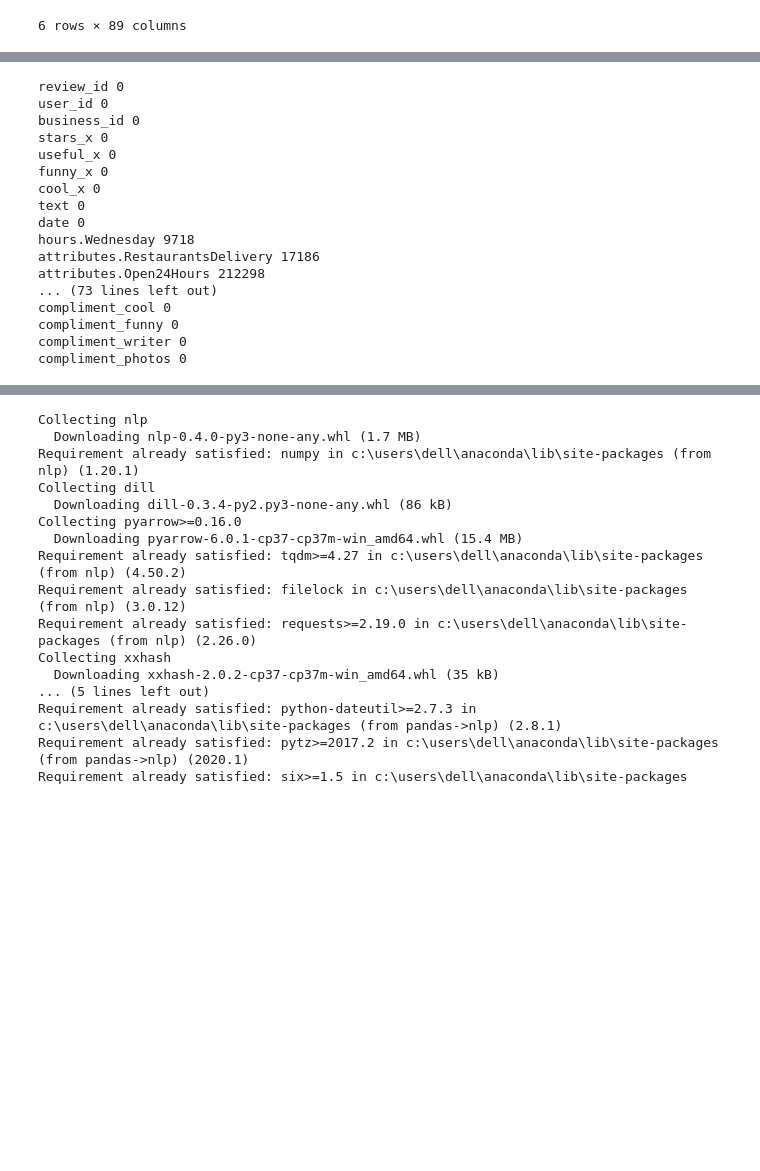
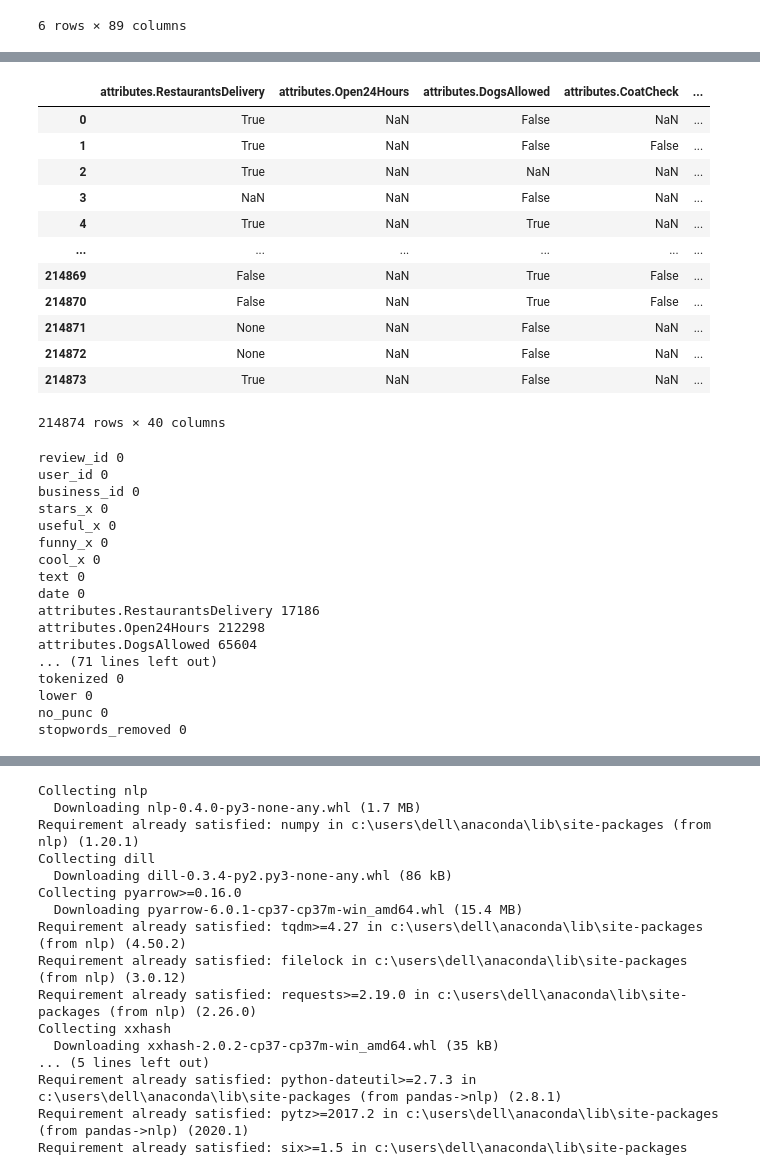
Before and after one commit to sarkaja/NLP, a Jupyter notebook: pripravatextu.ipynb, the cells around one changed output, grey strips where cells are left out. Saved outputs shown, nothing was run; the diff lists cells and outputs as text; code cells hidden in the pictures; blank space fills up the shorter version.

```diff
--- a/pripravatextu.ipynb
+++ b/pripravatextu.ipynb
@@ -170,0 +191,5 @@ dfin.head(6)
+# %%
+dfin['date'] = pd.to_datetime(dfin.date)
+# %%
+dfin = dfin.drop(['hours.Monday','postal_code','hours.Thursday','hours.Tuesday','hours.Friday','hours.Wednesday',
+             'hours.Saturday','hours.Sunday','longitude','latitude'], axis=1)
@@ -170,0 +214,3 @@ dfin.head(6)
+# %%
+filtr = [col for col in dfin if col.startswith('attribut')]
+filtr
@@ -171,3 +235,20 @@ dfin.head(6)
+# %%
+dfdal = dfin[filtr]
+dfdal
+# %% [output]
+|  | attributes.RestaurantsDelivery | attributes.Open24Hours | attributes.DogsAllowed | attributes.CoatCheck | ... |
+| 0 | True | NaN | False | NaN | ... |
+| 1 | True | NaN | False | False | ... |
+| 2 | True | NaN | NaN | NaN | ... |
+| 3 | NaN | NaN | False | NaN | ... |
+| 4 | True | NaN | True | NaN | ... |
+| ... | ... | ... | ... | ... | ... |
+| 214869 | False | NaN | True | False | ... |
+| 214870 | False | NaN | True | False | ... |
+| 214871 | None | NaN | False | NaN | ... |
+| 214872 | None | NaN | False | NaN | ... |
+| 214873 | True | NaN | False | NaN | ... |
+214874 rows × 40 columns
 # %%
 #Jaké jednotlivé atributy jsou nulové
 for col in dfin.columns:
@@ -182,11 +263,11 @@ funny_x 0
 cool_x 0
 text 0
 date 0
-hours.Wednesday 9718
 attributes.RestaurantsDelivery 17186
 attributes.Open24Hours 212298
-... (73 lines left out)
-compliment_cool 0
-compliment_funny 0
-compliment_writer 0
-compliment_photos 0
+attributes.DogsAllowed 65604
+... (71 lines left out)
+tokenized 0
+lower 0
+no_punc 0
+stopwords_removed 0
```
Also changed, not shown: parts of 12 cells of this notebook.
